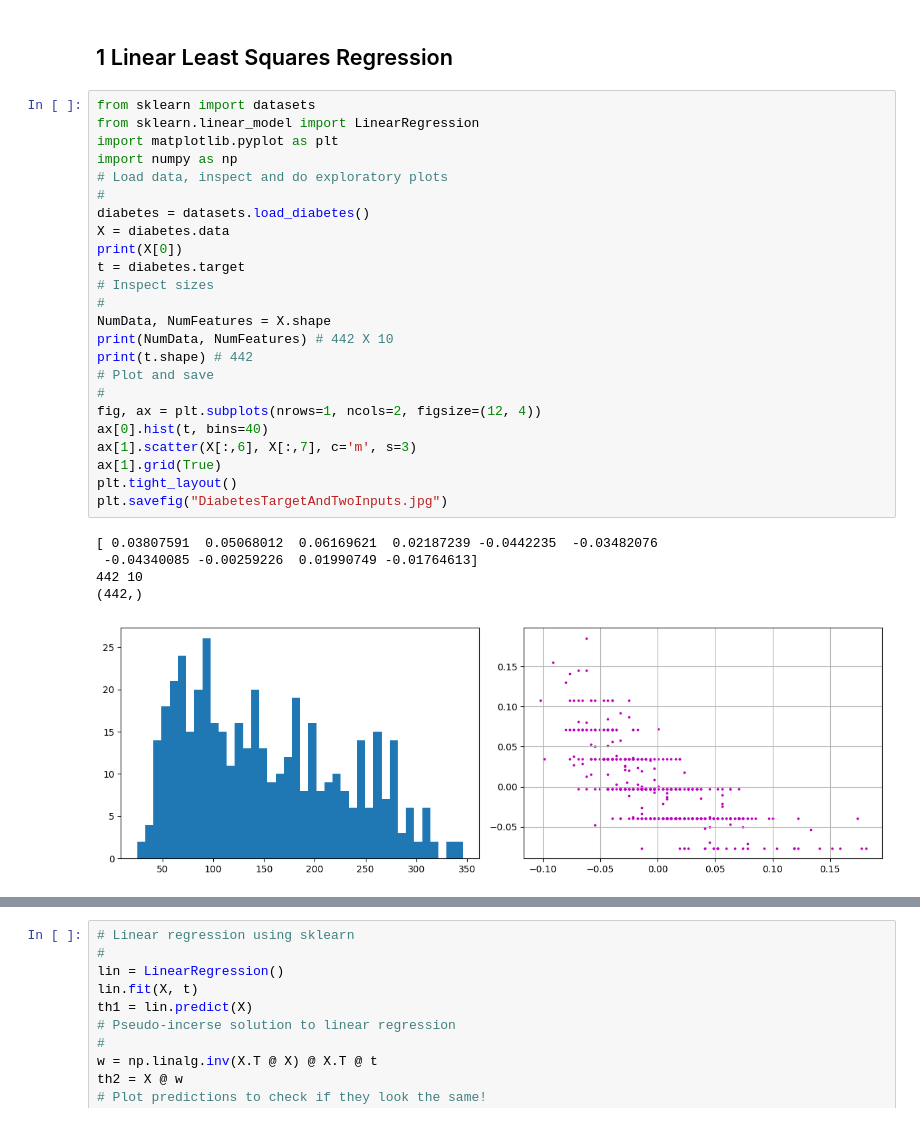
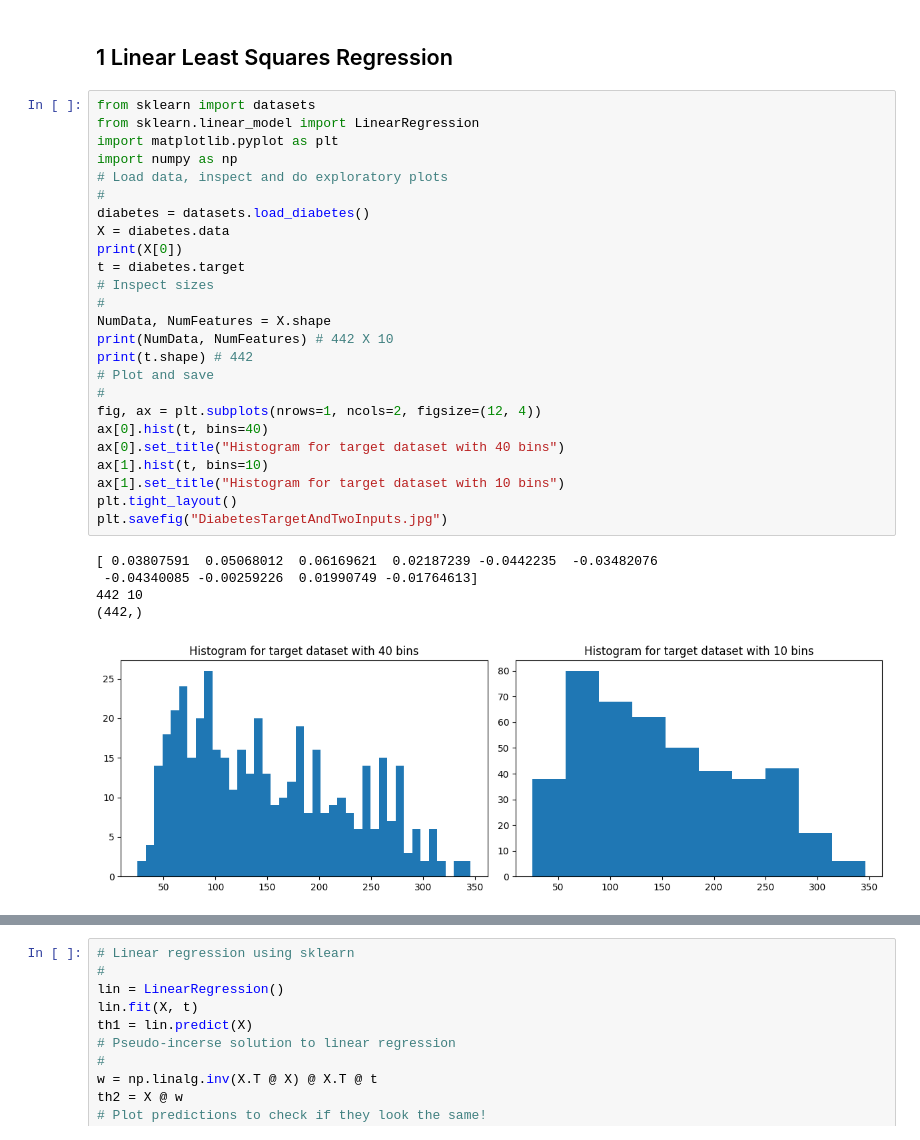
Before and after one commit to EshanJayasundara/Machine_Learning_Lab, a Jupyter notebook: Lab04/ML_LAB_04.ipynb, the cells around one changed output, grey strips where cells are left out. Saved outputs shown, nothing was run; the diff lists cells and outputs as text.

```diff
--- a/Lab04/ML_LAB_04.ipynb
+++ b/Lab04/ML_LAB_04.ipynb
@@ -3,30 +3,31 @@
 # %%
 from sklearn import datasets
 from sklearn.linear_model import LinearRegression
 import matplotlib.pyplot as plt
 import numpy as np
 # Load data, inspect and do exploratory plots
 #
 diabetes = datasets.load_diabetes()
 X = diabetes.data
 print(X[0])
 t = diabetes.target
 # Inspect sizes
 #
 NumData, NumFeatures = X.shape
 print(NumData, NumFeatures) # 442 X 10
 print(t.shape) # 442
 # Plot and save
 #
 fig, ax = plt.subplots(nrows=1, ncols=2, figsize=(12, 4))
 ax[0].hist(t, bins=40)
-ax[1].scatter(X[:,6], X[:,7], c='m', s=3)
-ax[1].grid(True)
+ax[0].set_title("Histogram for target dataset with 40 bins")
+ax[1].hist(t, bins=10)
+ax[1].set_title("Histogram for target dataset with 10 bins")
 plt.tight_layout()
 plt.savefig("DiabetesTargetAndTwoInputs.jpg")
 # %% [output]
 [ 0.03807591  0.05068012  0.06169621  0.02187239 -0.0442235  -0.03482076
  -0.04340085 -0.00259226  0.01990749 -0.01764613]
 442 10
 (442,)
-[figure, old version]
+[figure, new version]
```
Also changed, not shown: parts of 7 cells of this notebook.
